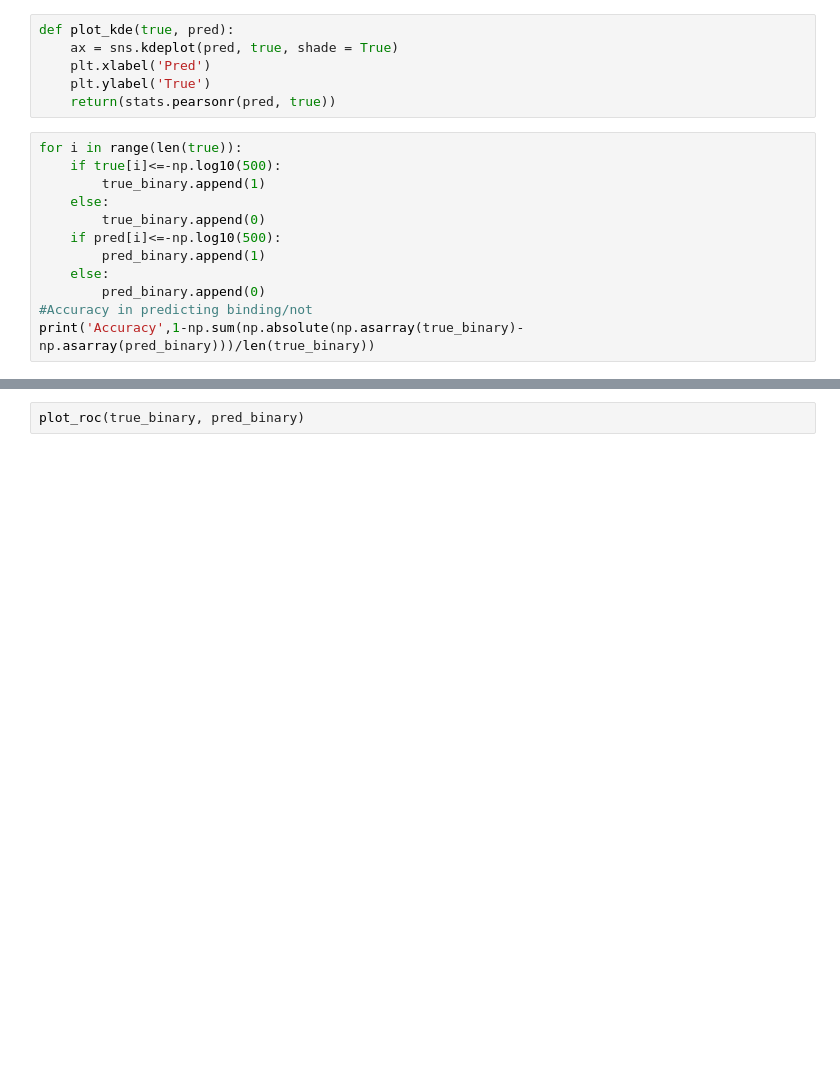
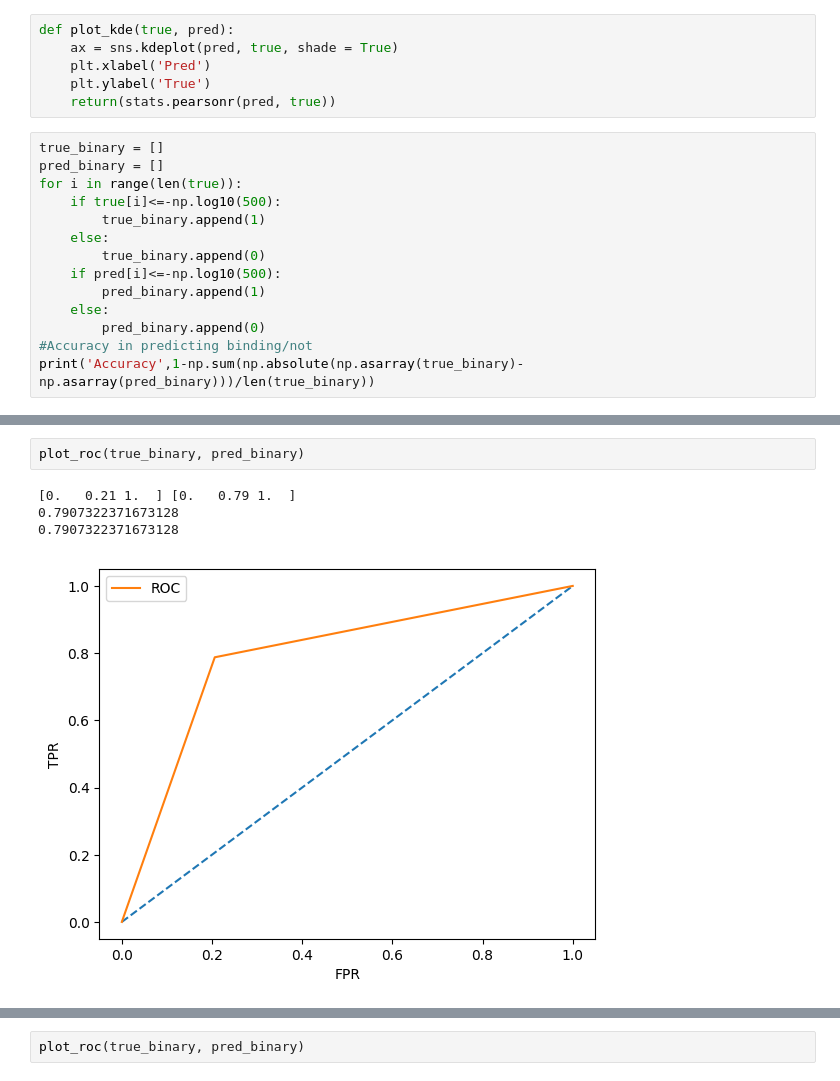
Before and after one commit to patrickbryant1/MHCII, a Jupyter notebook: Evaluation.ipynb, the cells around one changed output, grey strips where cells are left out. Saved outputs shown, nothing was run; the diff lists cells and outputs as text; blank space fills up the shorter version.

```diff
--- a/Evaluation.ipynb
+++ b/Evaluation.ipynb
@@ -62,6 +62,8 @@ def plot_kde(true, pred):
     plt.ylabel('True')
     return(stats.pearsonr(pred, true))
 # %%
+true_binary = []
+pred_binary = []
 for i in range(len(true)):
     if true[i]<=-np.log10(500):
         true_binary.append(1)
@@ -81,0 +84,7 @@ plot_cm(true_binary, pred_binary)
+# %%
+plot_roc(true_binary, pred_binary)
+# %% [output]
+[0.   0.21 1.  ] [0.   0.79 1.  ]
+0.7907322371673128
+0.7907322371673128
+[figure, added]
```
Also changed, not shown: parts of 5 cells of this notebook, 44 other files.
